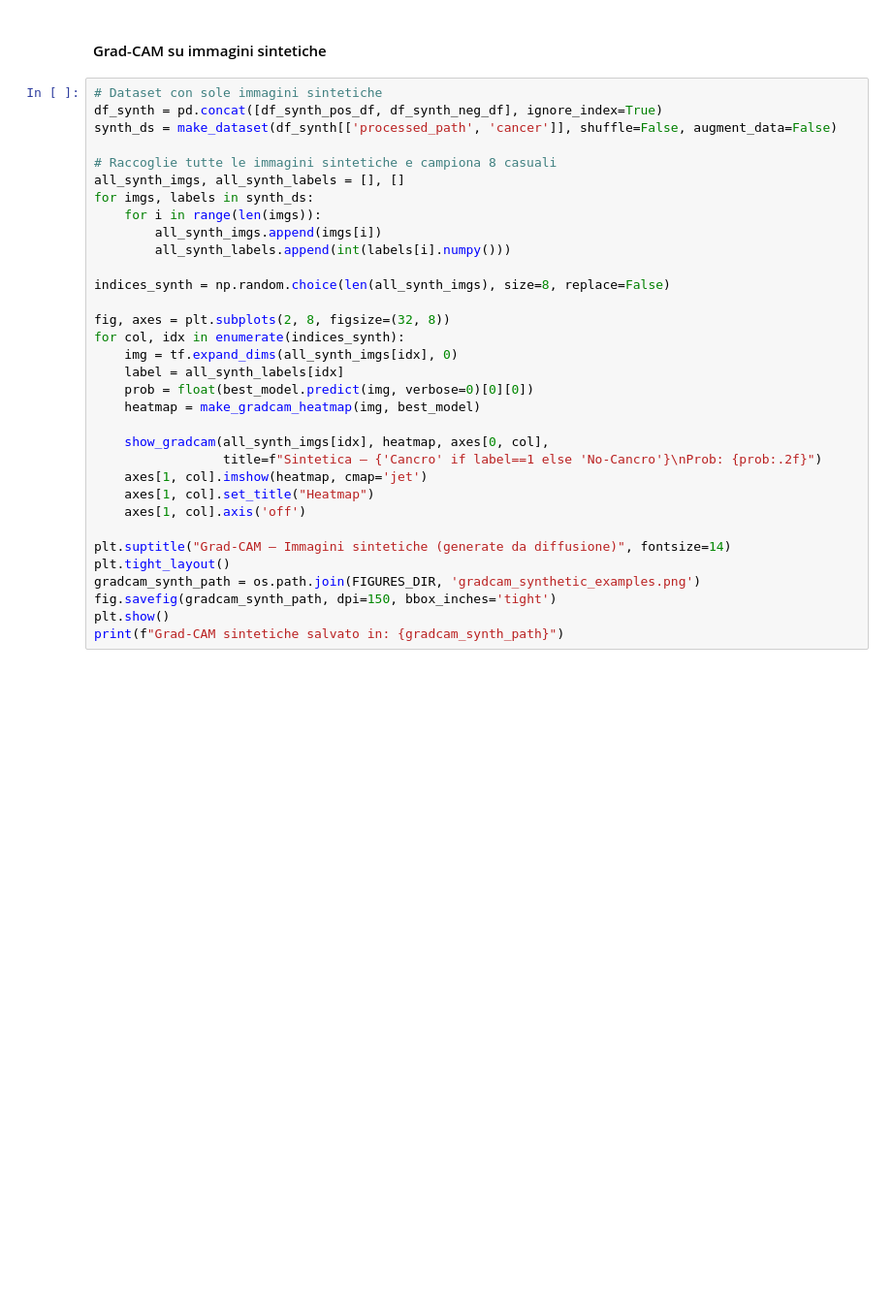
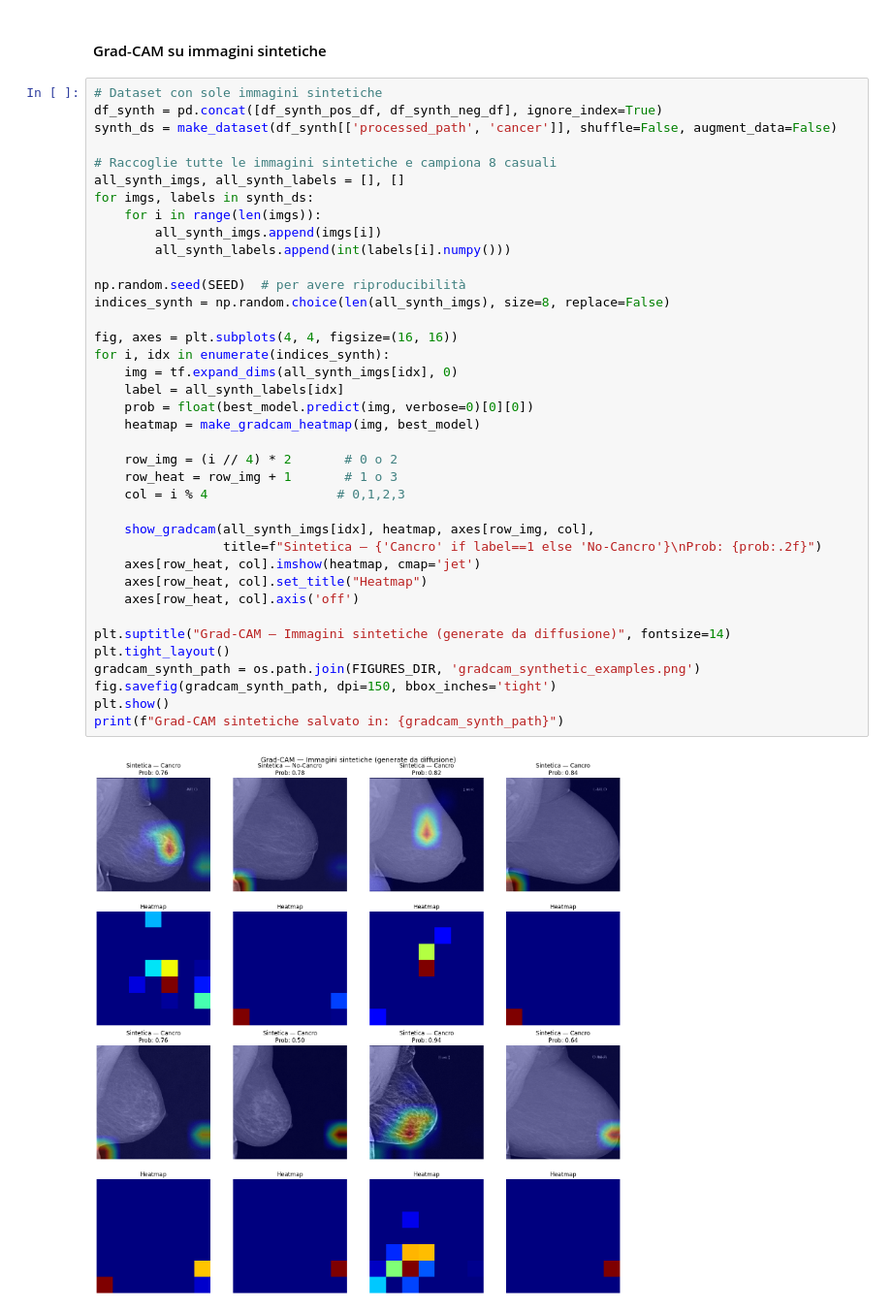
Before and after one commit to MarrasFederico/MammoDiffusion-v1.1, a Jupyter notebook: notebooks/06_Classificatore_RealSynthetic_ResNet-50_FineTuned.ipynb, the cells around one changed output. Shown at 97% size. Cells and saved outputs as stored; diff of their text form; blank space fills up the shorter version.

```diff
--- a/notebooks/06_Classificatore_RealSynthetic_ResNet-50_FineTuned.ipynb
+++ b/notebooks/06_Classificatore_RealSynthetic_ResNet-50_FineTuned.ipynb
@@ -894,33 +874,40 @@ print(f"Grad-CAM salvato in: {gradcam_path}")
 # %%
 # Dataset con sole immagini sintetiche
 df_synth = pd.concat([df_synth_pos_df, df_synth_neg_df], ignore_index=True)
 synth_ds = make_dataset(df_synth[['processed_path', 'cancer']], shuffle=False, augment_data=False)
 
 # Raccoglie tutte le immagini sintetiche e campiona 8 casuali
 all_synth_imgs, all_synth_labels = [], []
 for imgs, labels in synth_ds:
     for i in range(len(imgs)):
         all_synth_imgs.append(imgs[i])
         all_synth_labels.append(int(labels[i].numpy()))
 
+np.random.seed(SEED)  # per avere riproducibilità
 indices_synth = np.random.choice(len(all_synth_imgs), size=8, replace=False)
 
-fig, axes = plt.subplots(2, 8, figsize=(32, 8))
-for col, idx in enumerate(indices_synth):
+fig, axes = plt.subplots(4, 4, figsize=(16, 16))
+for i, idx in enumerate(indices_synth):
     img = tf.expand_dims(all_synth_imgs[idx], 0)
     label = all_synth_labels[idx]
     prob = float(best_model.predict(img, verbose=0)[0][0])
     heatmap = make_gradcam_heatmap(img, best_model)
 
-    show_gradcam(all_synth_imgs[idx], heatmap, axes[0, col],
+    row_img = (i // 4) * 2       # 0 o 2
+    row_heat = row_img + 1       # 1 o 3
+    col = i % 4                 # 0,1,2,3
+
+    show_gradcam(all_synth_imgs[idx], heatmap, axes[row_img, col],
                  title=f"Sintetica — {'Cancro' if label==1 else 'No-Cancro'}\nProb: {prob:.2f}")
-    axes[1, col].imshow(heatmap, cmap='jet')
-    axes[1, col].set_title("Heatmap")
-    axes[1, col].axis('off')
+    axes[row_heat, col].imshow(heatmap, cmap='jet')
+    axes[row_heat, col].set_title("Heatmap")
+    axes[row_heat, col].axis('off')
 
 plt.suptitle("Grad-CAM — Immagini sintetiche (generate da diffusione)", fontsize=14)
 plt.tight_layout()
 gradcam_synth_path = os.path.join(FIGURES_DIR, 'gradcam_synthetic_examples.png')
 fig.savefig(gradcam_synth_path, dpi=150, bbox_inches='tight')
 plt.show()
 print(f"Grad-CAM sintetiche salvato in: {gradcam_synth_path}")
+# %% [output]
+[figure, added]
```
Also changed, not shown: parts of 15 cells of this notebook, 9 other files.
